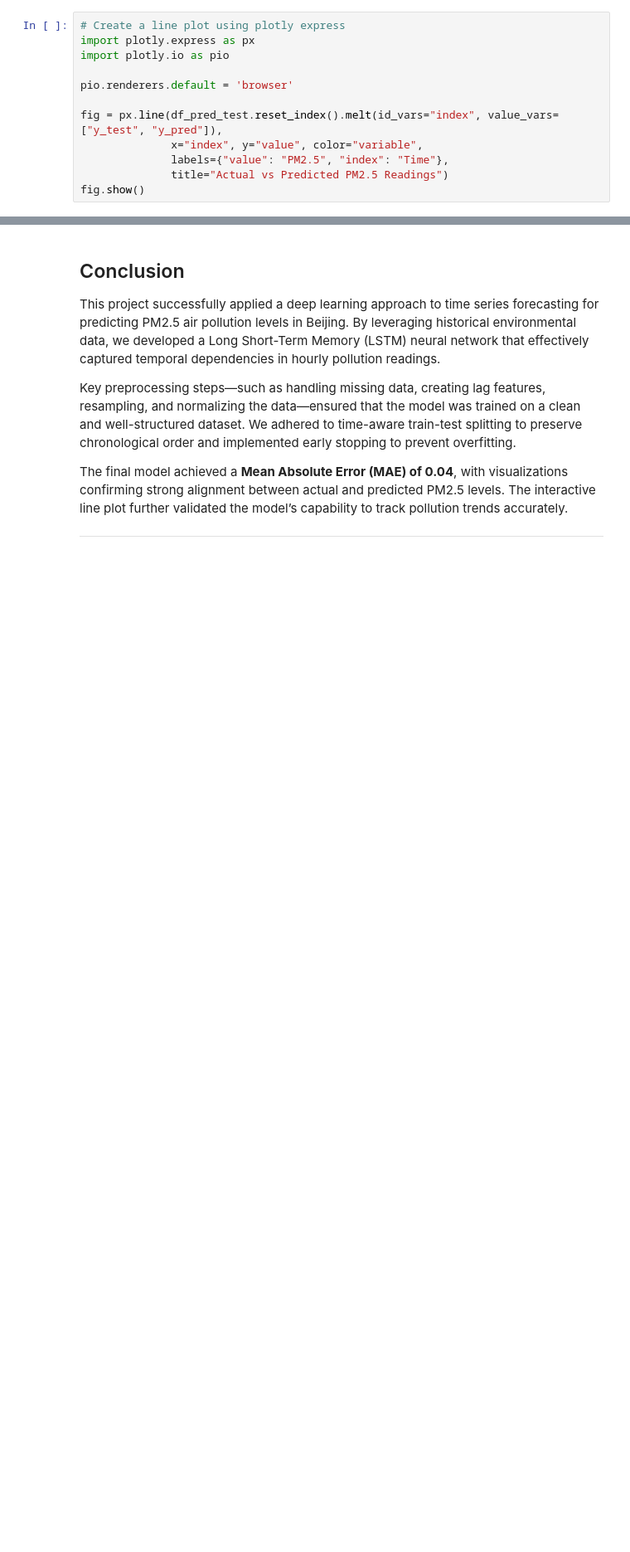
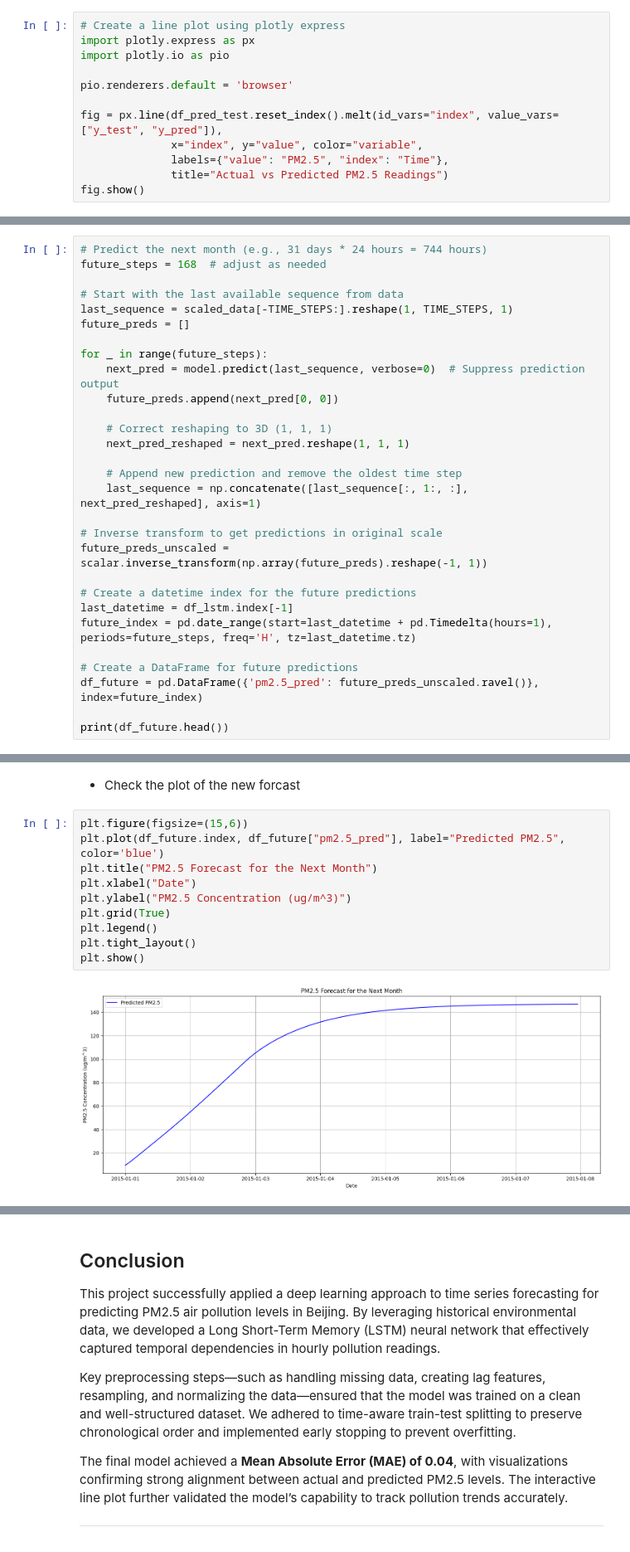
Before and after one commit to AyoBankole/ITC_assessments, a Jupyter notebook: Task_2/rnn_time_series.ipynb, the cells around one changed output, grey strips where cells are left out. Shown at 83% size. Saved outputs shown, nothing was run; the diff lists cells and outputs as text; blank space fills up the shorter version.

```diff
--- a/Task_2/rnn_time_series.ipynb
+++ b/Task_2/rnn_time_series.ipynb
@@ -422,0 +437,29 @@ fig.show()
+# %%
+# Predict the next month (e.g., 31 days * 24 hours = 744 hours)
+future_steps = 168  # adjust as needed
+
+# Start with the last available sequence from data
+last_sequence = scaled_data[-TIME_STEPS:].reshape(1, TIME_STEPS, 1)
+future_preds = []
+
+for _ in range(future_steps):
+    next_pred = model.predict(last_sequence, verbose=0)  # Suppress prediction output
+    future_preds.append(next_pred[0, 0])
+
+    # Correct reshaping to 3D (1, 1, 1)
+    next_pred_reshaped = next_pred.reshape(1, 1, 1)
+
+    # Append new prediction and remove the oldest time step
+    last_sequence = np.concatenate([last_sequence[:, 1:, :], next_pred_reshaped], axis=1)
+
+# Inverse transform to get predictions in original scale
+future_preds_unscaled = scalar.inverse_transform(np.array(future_preds).reshape(-1, 1))
+
+# Create a datetime index for the future predictions
+last_datetime = df_lstm.index[-1]
+future_index = pd.date_range(start=last_datetime + pd.Timedelta(hours=1), periods=future_steps, freq='H', tz=last_datetime.tz)
+
+# Create a DataFrame for future predictions
+df_future = pd.DataFrame({'pm2.5_pred': future_preds_unscaled.ravel()}, index=future_index)
+
+print(df_future.head())
@@ -422,0 +474,14 @@ fig.show()
+# %% [markdown]
+- Check the plot of the new forcast
+# %%
+plt.figure(figsize=(15,6))
+plt.plot(df_future.index, df_future["pm2.5_pred"], label="Predicted PM2.5", color='blue')
+plt.title("PM2.5 Forecast for the Next Month")
+plt.xlabel("Date")
+plt.ylabel("PM2.5 Concentration (ug/m^3)")
+plt.grid(True)
+plt.legend()
+plt.tight_layout()
+plt.show()
+# %% [output]
+[figure, added]
```
Also changed, not shown: parts of 28 cells of this notebook, 6 other files.
